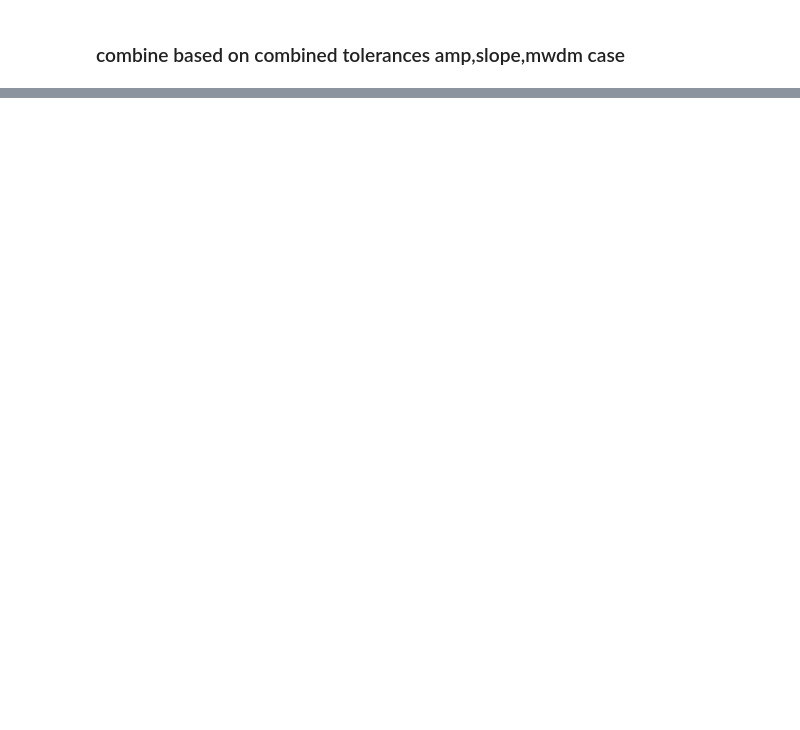
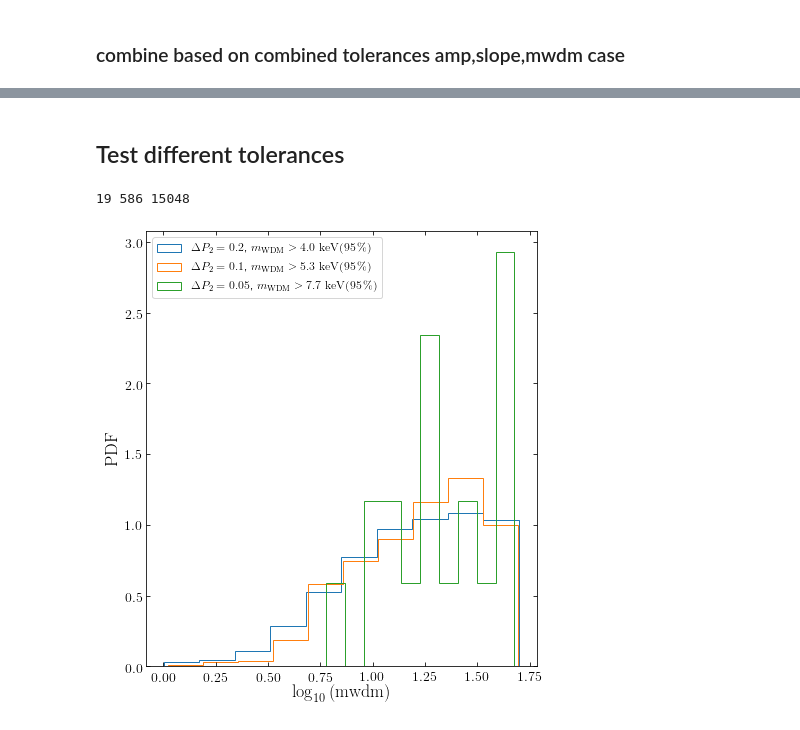
Before and after one commit to nbanik/Analyze_GD-1, a Jupyter notebook: Combine_GD1_Pal5_PDFs.ipynb, the cells around one changed output, grey strips where cells are left out. Saved outputs shown, nothing was run; the diff lists cells and outputs as text; code cells hidden in the pictures; blank space fills up the shorter version.

```diff
--- a/Combine_GD1_Pal5_PDFs.ipynb
+++ b/Combine_GD1_Pal5_PDFs.ipynb
@@ -644,0 +638,4 @@ ylim(0.,1.2)
+# %%
+for jj in range(len(GD1_rate)):
+    if GD1_rate[jj] != P5_rate[jj]:
+        print (GD1_rate[jj],P5_rate[jj])
@@ -644,0 +793,66 @@ ylim(0.,1.2)
+# %% [markdown]
+## Test different tolerances
+# %%
+accepted_mwdm_GD1_0=[]
+accepted_mwdm_GD1_1=[]
+accepted_mwdm_GD1_2=[]
+
+
+GD1_tol_hi_0=0.3
+GD1_tol_med_0=0.2
+GD1_tol_lo_0=0.1
+
+GD1_tol_hi_1=0.2
+GD1_tol_med_1=0.1
+GD1_tol_lo_1=0.05
+
+GD1_tol_hi_2=0.1
+GD1_tol_med_2=0.05
+GD1_tol_lo_2=0.025
+
+
+for ii in range(len(GD1_mwdm)):
+
+    if (GD1_diff_tr_hi[ii] < GD1_tol_hi_0) and (GD1_diff_tr_med[ii] < GD1_tol_med_0) and (GD1_diff_tr_lo[ii] < GD1_tol_lo_0)\
+    and (GD1_diff_le_hi[ii] < GD1_tol_hi_0) and (GD1_diff_le_med[ii] < GD1_tol_med_0) and (GD1_diff_le_lo[ii] < GD1_tol_lo_0):
+
+
+        accepted_mwdm_GD1_0.append(np.log10(GD1_mwdm[ii]))
+
+    if (GD1_diff_tr_hi[ii] < GD1_tol_hi_1) and (GD1_diff_tr_med[ii] < GD1_tol_med_1) and (GD1_diff_tr_lo[ii] < GD1_tol_lo_1)\
+    and (GD1_diff_le_hi[ii] < GD1_tol_hi_1) and (GD1_diff_le_med[ii] < GD1_tol_med_1) and (GD1_diff_le_lo[ii] < GD1_tol_lo_1):
+
+
+        accepted_mwdm_GD1_1.append(np.log10(GD1_mwdm[ii]))
+
+    if (GD1_diff_tr_hi[ii] < GD1_tol_hi_2) and (GD1_diff_tr_med[ii] < GD1_tol_med_2) and (GD1_diff_tr_lo[ii] < GD1_tol_lo_2)\
+    and (GD1_diff_le_hi[ii] < GD1_tol_hi_2) and (GD1_diff_le_med[ii] < GD1_tol_med_2) and (GD1_diff_le_lo[ii] < GD1_tol_lo_2):
+
+
+        accepted_mwdm_GD1_2.append(np.log10(GD1_mwdm[ii]))
+
+print (len(accepted_mwdm_GD1_2),len(accepted_mwdm_GD1_1),len(accepted_mwdm_GD1_0))
+
+mwdm_bins=np.linspace(0.,np.log10(50.),15)
+midbin=np.array([0.5*(mwdm_bins[ii] + mwdm_bins[ii+1]) for ii in range(len(mwdm_bins)-1)])
+count,bin_edge=np.histogram(accepted_mwdm,mwdm_bins,density=True)
+#count_prior,_=np.histogram(rand_rate,rredge,density=True)
+
+lolim_95_0 = np.percentile(np.array(accepted_mwdm_GD1_0),q=5,interpolation='midpoint')
+lolim_95_1 = np.percentile(np.array(accepted_mwdm_GD1_1),q=5,interpolation='midpoint')
+lolim_95_2 = np.percentile(np.array(accepted_mwdm_GD1_2),q=5,interpolation='midpoint')
+
+plt.figure(figsize=(7,8))
+plt.hist(accepted_mwdm_GD1_0,bins=10,density=True,histtype='step',label=r'$\Delta P_{2} = 0.2$, $m_{\mathrm{WDM}} > %.1f \ \mathrm{keV} (95\,\%%)$' % (10.**lolim_95_0) )
+plt.hist(accepted_mwdm_GD1_1,bins=10,density=True,histtype='step',label=r'$\Delta P_{2} = 0.1$, $m_{\mathrm{WDM}} > %.1f \ \mathrm{keV} (95\,\%%)$' % (10.**lolim_95_1))
+plt.hist(accepted_mwdm_GD1_2,bins=10,density=True,histtype='step',label=r'$\Delta P_{2} = 0.05$, $m_{\mathrm{WDM}} > %.1f \ \mathrm{keV} (95\,\%%)$' % (10.**lolim_95_2))
+#plt.hist(mwdm_all,bins=10,density=False,histtype='step')
+#plt.plot(midbin,count)
+plt.xlabel(r'$\log_{10}\left(\mathrm{mwdm}\right)$')
+plt.ylabel(r'$\mathrm{PDF}$')
+plt.legend(loc = 'upper left')
+
+plt.show()
+# %% [output]
+19 586 15048
+[figure, added]
```
Also changed, not shown: parts of 33 cells of this notebook.
